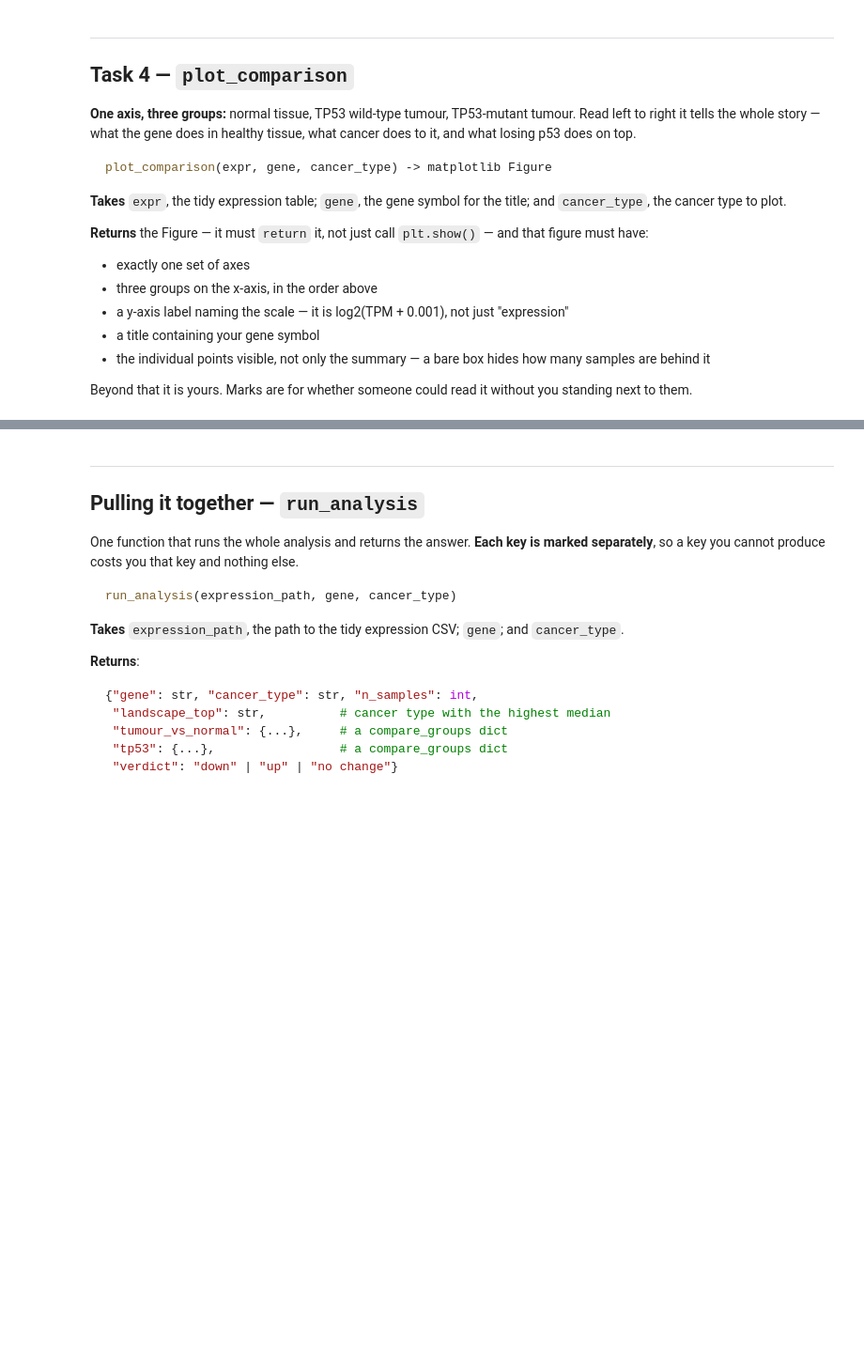
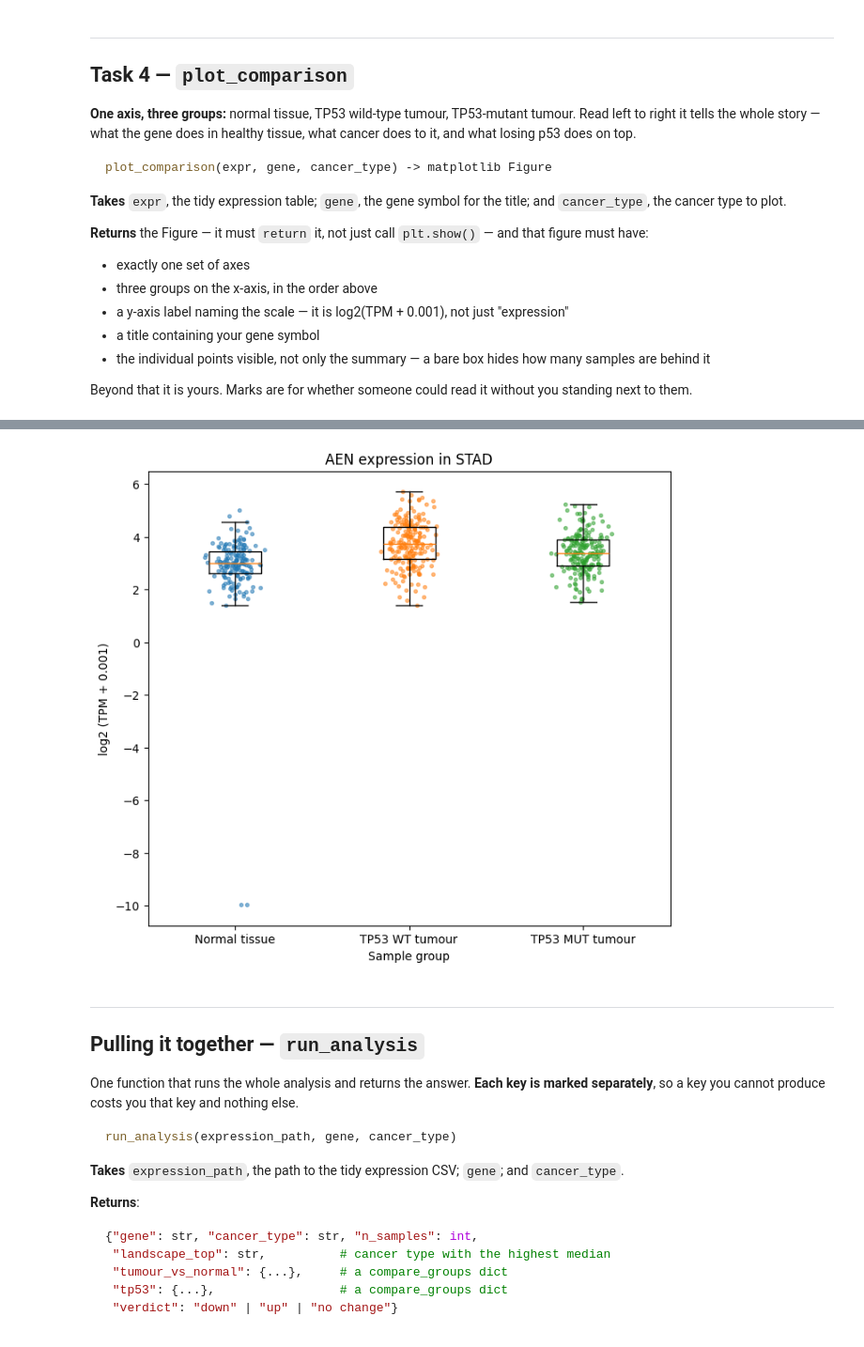
Before and after one commit to gabp20/Final-project-gabp20, a Jupyter notebook: Copy_of_02_p53_analysis.ipynb, the cells around one changed output, grey strips where cells are left out. Shown at 94% size. Saved outputs shown, nothing was run; the diff lists cells and outputs as text; code cells hidden in the pictures; blank space fills up the shorter version.

```diff
--- a/Copy_of_02_p53_analysis.ipynb
+++ b/Copy_of_02_p53_analysis.ipynb
@@ -544,7 +544,3 @@ for the title; and `cancer_type`, the cancer type to plot.
 
 Beyond that it is yours. Marks are for whether someone could read it
 without you standing next to them.
-# %%
-def plot_comparison(expr, gene, cancer_type):
-    # TODO - your turn
-    raise NotImplementedError("plot_comparison")
@@ -569,6 +656,7 @@ run_checks({
 # %%
 fig = plot_comparison(expr, GENE, CANCER_TYPE)
-fig
+# %% [output]
+[figure, added]
 # %% [markdown]
 ---
 
```
Also changed, not shown: parts of 3 cells of this notebook.
